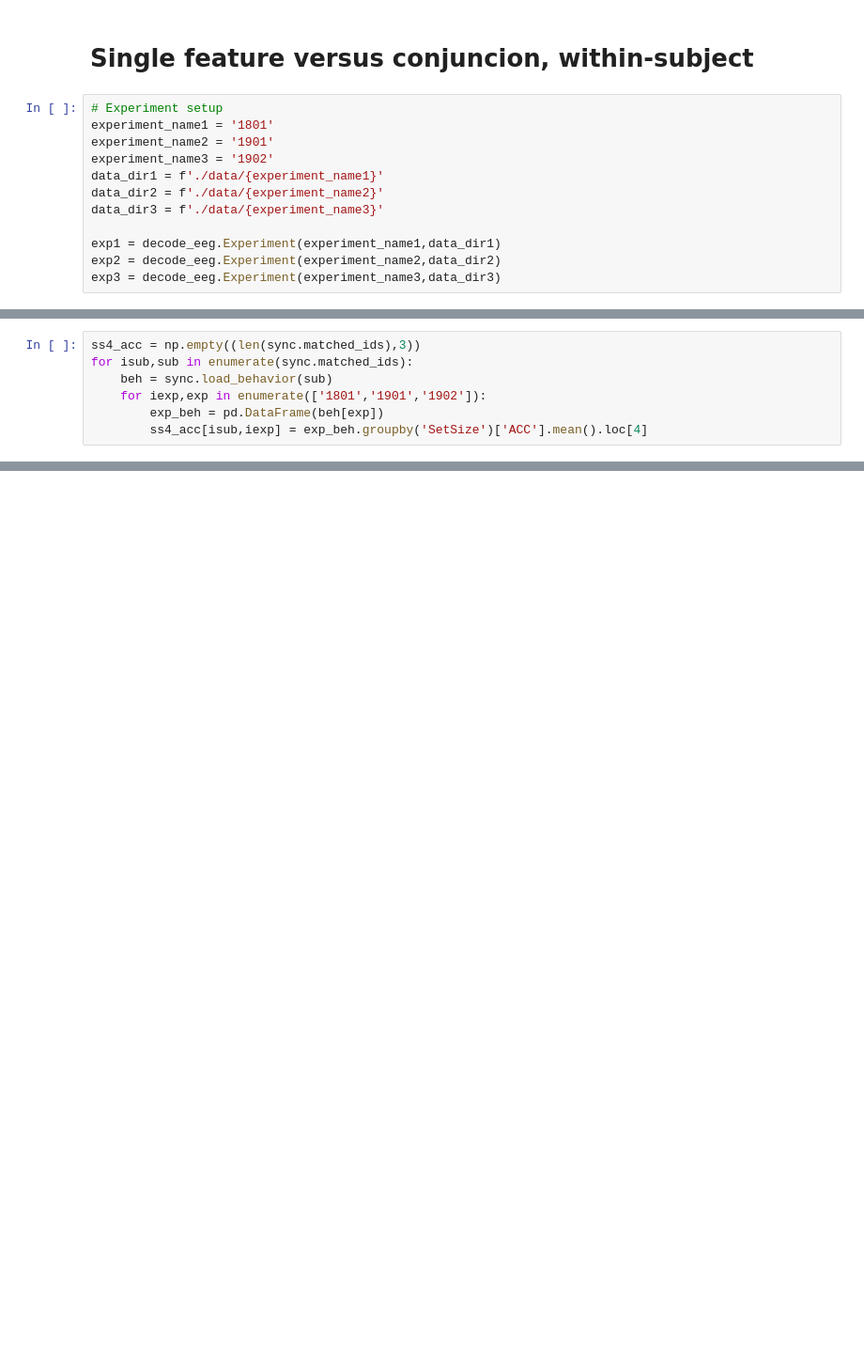
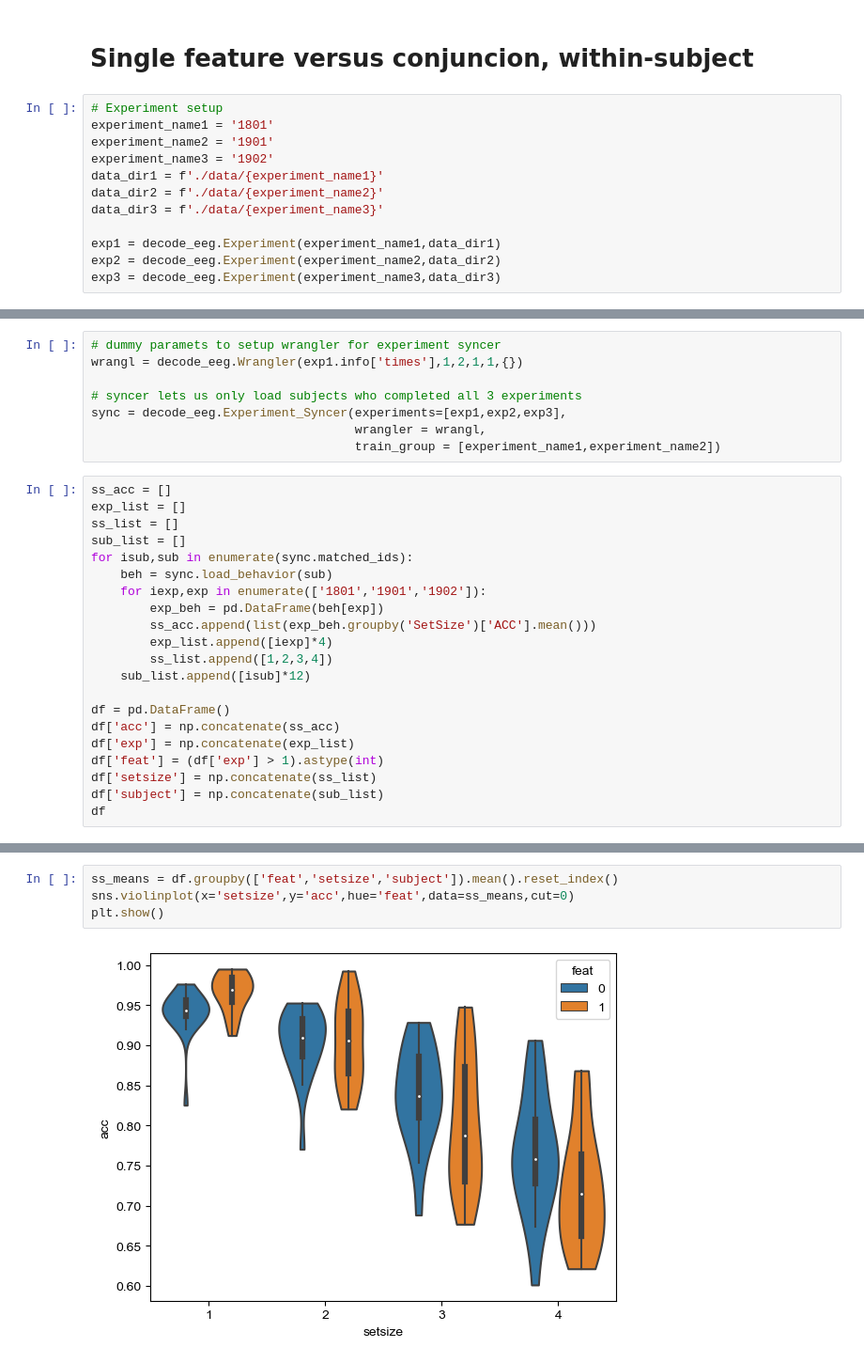
Before and after one commit to WilliamThyer/Thyer-et-al-2021, a Jupyter notebook: behavior_analysis.ipynb, the cells around one changed output, grey strips where cells are left out. Shown at 94% size. Cells and saved outputs as stored; diff of their text form; blank space fills up the shorter version.

```diff
--- a/behavior_analysis.ipynb
+++ b/behavior_analysis.ipynb
@@ -420,7 +358,29 @@ clfr = decode_eeg.Classification(wrangl,sync.nsub)
+# %%
+# dummy paramets to setup wrangler for experiment syncer
+wrangl = decode_eeg.Wrangler(exp1.info['times'],1,2,1,1,{})
+
+# syncer lets us only load subjects who completed all 3 experiments
+sync = decode_eeg.Experiment_Syncer(experiments=[exp1,exp2,exp3],
+                                    wrangler = wrangl,
+                                    train_group = [experiment_name1,experiment_name2])
 # %%
-ss4_acc = np.empty((len(sync.matched_ids),3))
+ss_acc = []
+exp_list = []
+ss_list = []
+sub_list = []
 for isub,sub in enumerate(sync.matched_ids):
     beh = sync.load_behavior(sub)
     for iexp,exp in enumerate(['1801','1901','1902']):
         exp_beh = pd.DataFrame(beh[exp])
-        ss4_acc[isub,iexp] = exp_beh.groupby('SetSize')['ACC'].mean().loc[4]
+        ss_acc.append(list(exp_beh.groupby('SetSize')['ACC'].mean()))
+        exp_list.append([iexp]*4)
+        ss_list.append([1,2,3,4])
+    sub_list.append([isub]*12)
+
+df = pd.DataFrame()
+df['acc'] = np.concatenate(ss_acc)
+df['exp'] = np.concatenate(exp_list)
+df['feat'] = (df['exp'] > 1).astype(int)
+df['setsize'] = np.concatenate(ss_list)
+df['subject'] = np.concatenate(sub_list)
+df
@@ -463,0 +459,6 @@ plt.show()
+# %%
+ss_means = df.groupby(['feat','setsize','subject']).mean().reset_index()
+sns.violinplot(x='setsize',y='acc',hue='feat',data=ss_means,cut=0)
+plt.show()
+# %% [output]
+[figure, added]
```
Also changed, not shown: parts of 25 cells of this notebook.
